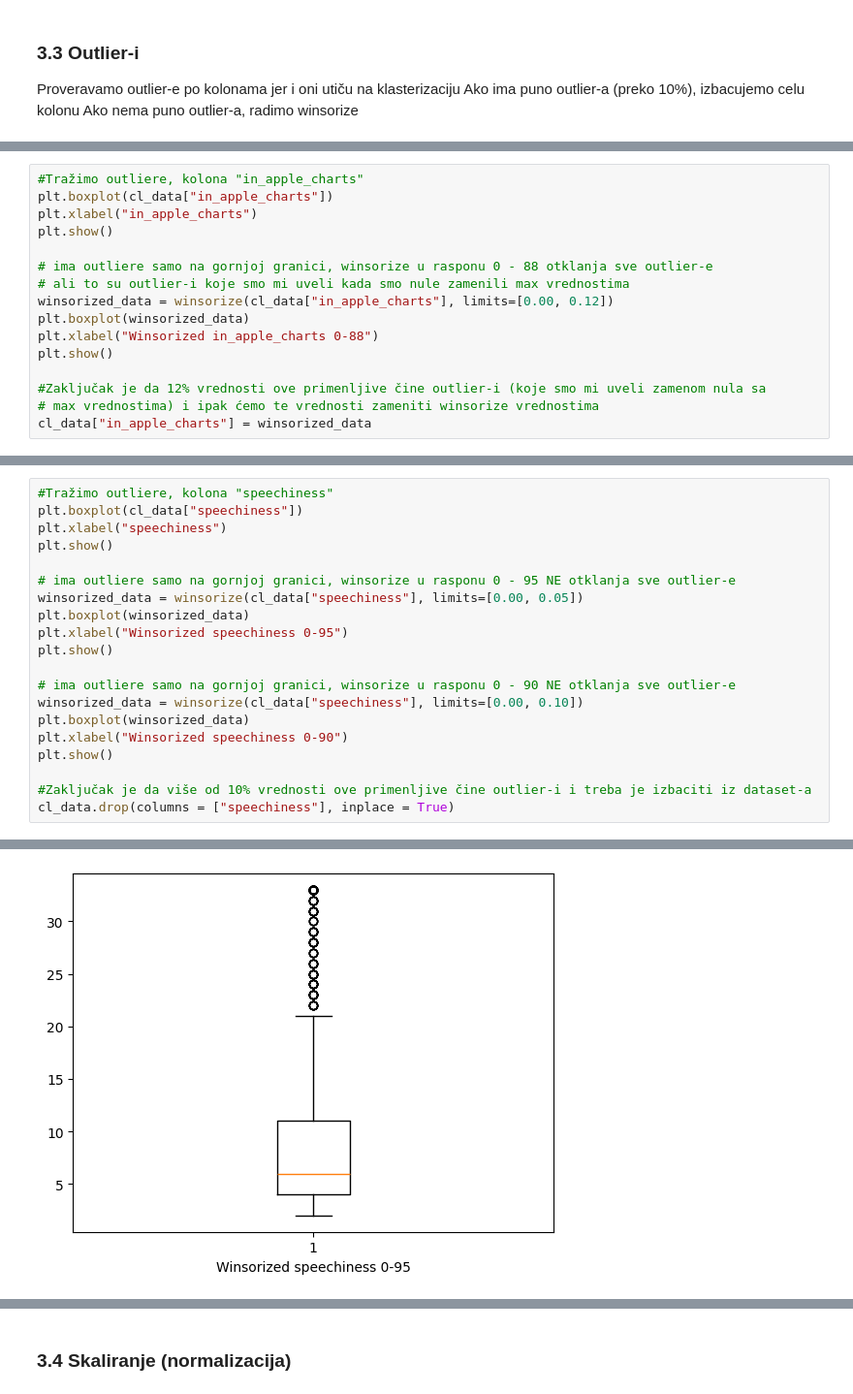
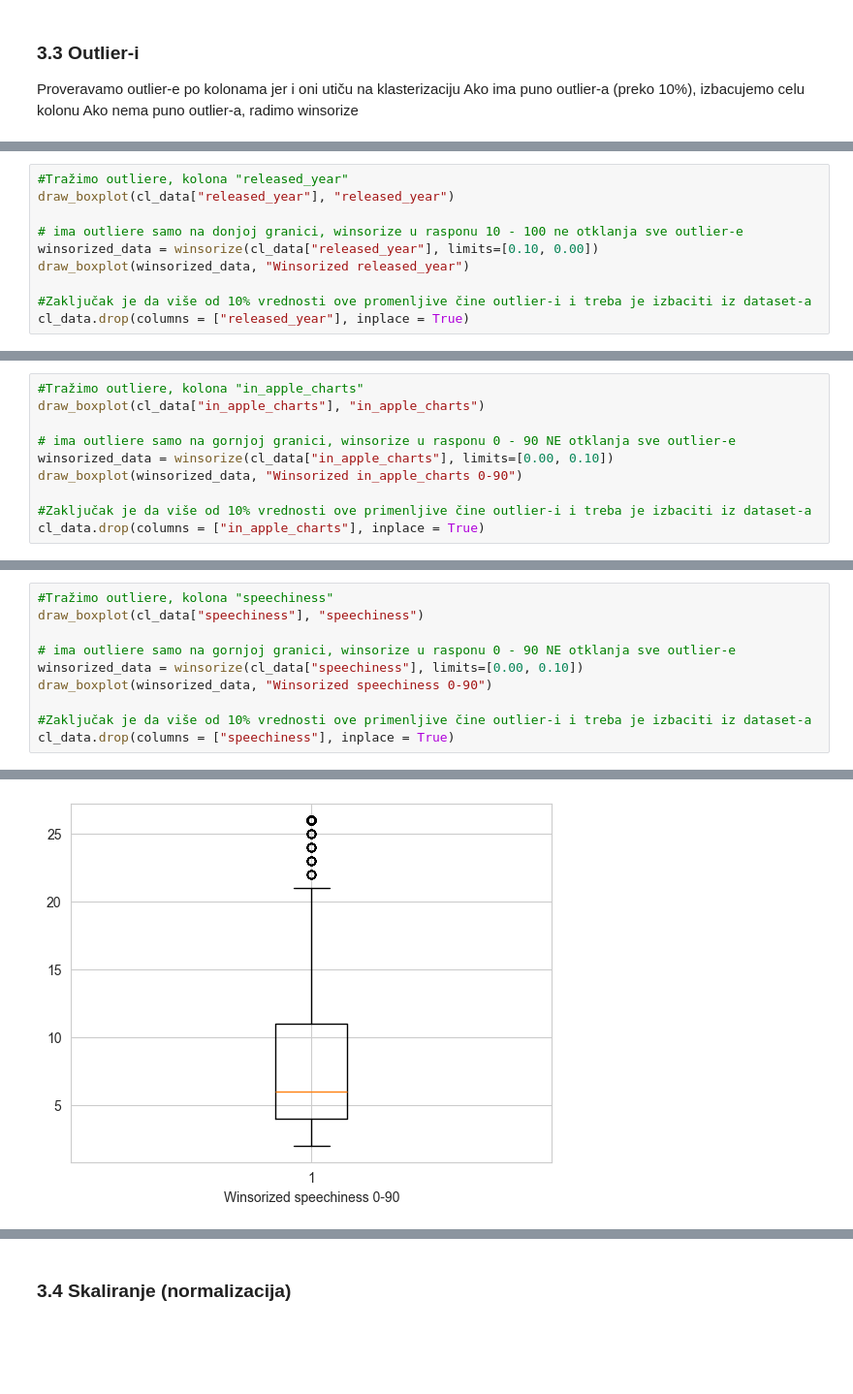
Before and after one commit to vestackainteligencijafon/ispitni_zadatak_klasterizacija, a Jupyter notebook: Primer ispitnog zadatka KMeans klasterizacija.ipynb, the cells around one changed output, grey strips where cells are left out. Shown at 97% size. Drawn from its saved outputs; the diff is of its cells as text; blank space fills up the shorter version.

```diff
--- a/Primer ispitnog zadatka KMeans klasterizacija.ipynb
+++ b/Primer ispitnog zadatka KMeans klasterizacija.ipynb
@@ -340,0 +349,10 @@ cl_data.drop(columns = ["in_spotify_playlists"], inplace = True)
+# %%
+#Tražimo outliere, kolona "released_year"
+draw_boxplot(cl_data["released_year"], "released_year")
+
+# ima outliere samo na donjoj granici, winsorize u rasponu 10 - 100 ne otklanja sve outlier-e
+winsorized_data = winsorize(cl_data["released_year"], limits=[0.10, 0.00])
+draw_boxplot(winsorized_data, "Winsorized released_year")
+
+#Zaključak je da više od 10% vrednosti ove promenljive čine outlier-i i treba je izbaciti iz dataset-a
+cl_data.drop(columns = ["released_year"], inplace = True)
@@ -350,17 +369,11 @@ plt.show()
 # %%
 #Tražimo outliere, kolona "in_apple_charts"
-plt.boxplot(cl_data["in_apple_charts"])
-plt.xlabel("in_apple_charts")
-plt.show()
+draw_boxplot(cl_data["in_apple_charts"], "in_apple_charts")
 
-# ima outliere samo na gornjoj granici, winsorize u rasponu 0 - 88 otklanja sve outlier-e
-# ali to su outlier-i koje smo mi uveli kada smo nule zamenili max vrednostima
-winsorized_data = winsorize(cl_data["in_apple_charts"], limits=[0.00, 0.12])
-plt.boxplot(winsorized_data)
-plt.xlabel("Winsorized in_apple_charts 0-88")
-plt.show()
+# ima outliere samo na gornjoj granici, winsorize u rasponu 0 - 90 NE otklanja sve outlier-e
+winsorized_data = winsorize(cl_data["in_apple_charts"], limits=[0.00, 0.10])
+draw_boxplot(winsorized_data, "Winsorized in_apple_charts 0-90")
 
-#Zaključak je da 12% vrednosti ove primenljive čine outlier-i (koje smo mi uveli zamenom nula sa
-# max vrednostima) i ipak ćemo te vrednosti zameniti winsorize vrednostima
-cl_data["in_apple_charts"] = winsorized_data
+#Zaključak je da više od 10% vrednosti ove primenljive čine outlier-i i treba je izbaciti iz dataset-a
+cl_data.drop(columns = ["in_apple_charts"], inplace = True)
 # %% [output]
@@ -420,20 +421,10 @@ cl_data["liveness"] = winsorized_data
 # %%
 #Tražimo outliere, kolona "speechiness"
-plt.boxplot(cl_data["speechiness"])
-plt.xlabel("speechiness")
-plt.show()
-
-# ima outliere samo na gornjoj granici, winsorize u rasponu 0 - 95 NE otklanja sve outlier-e
-winsorized_data = winsorize(cl_data["speechiness"], limits=[0.00, 0.05])
-plt.boxplot(winsorized_data)
-plt.xlabel("Winsorized speechiness 0-95")
-plt.show()
+draw_boxplot(cl_data["speechiness"], "speechiness")
 
 # ima outliere samo na gornjoj granici, winsorize u rasponu 0 - 90 NE otklanja sve outlier-e
 winsorized_data = winsorize(cl_data["speechiness"], limits=[0.00, 0.10])
-plt.boxplot(winsorized_data)
-plt.xlabel("Winsorized speechiness 0-90")
-plt.show()
+draw_boxplot(winsorized_data, "Winsorized speechiness 0-90")
 
 #Zaključak je da više od 10% vrednosti ove primenljive čine outlier-i i treba je izbaciti iz dataset-a
 cl_data.drop(columns = ["speechiness"], inplace = True)
@@ -442 +433 @@ cl_data.drop(columns = ["speechiness"], inplace = True)
-[figure, old version]
+[figure, new version]
```
Also changed, not shown: parts of 36 cells of this notebook.
